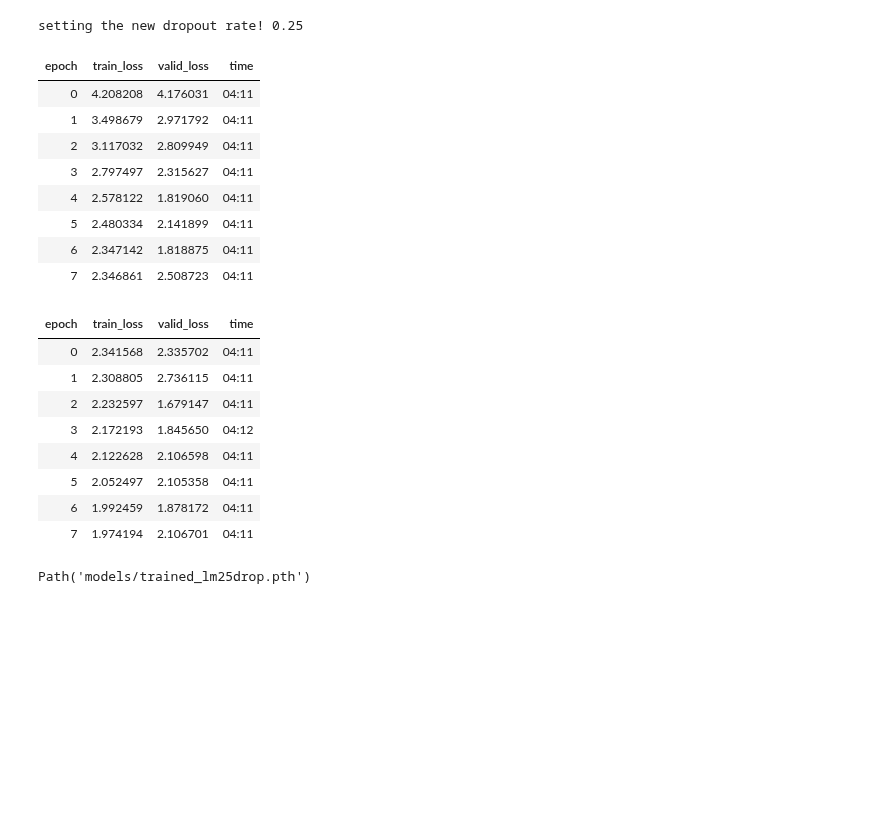
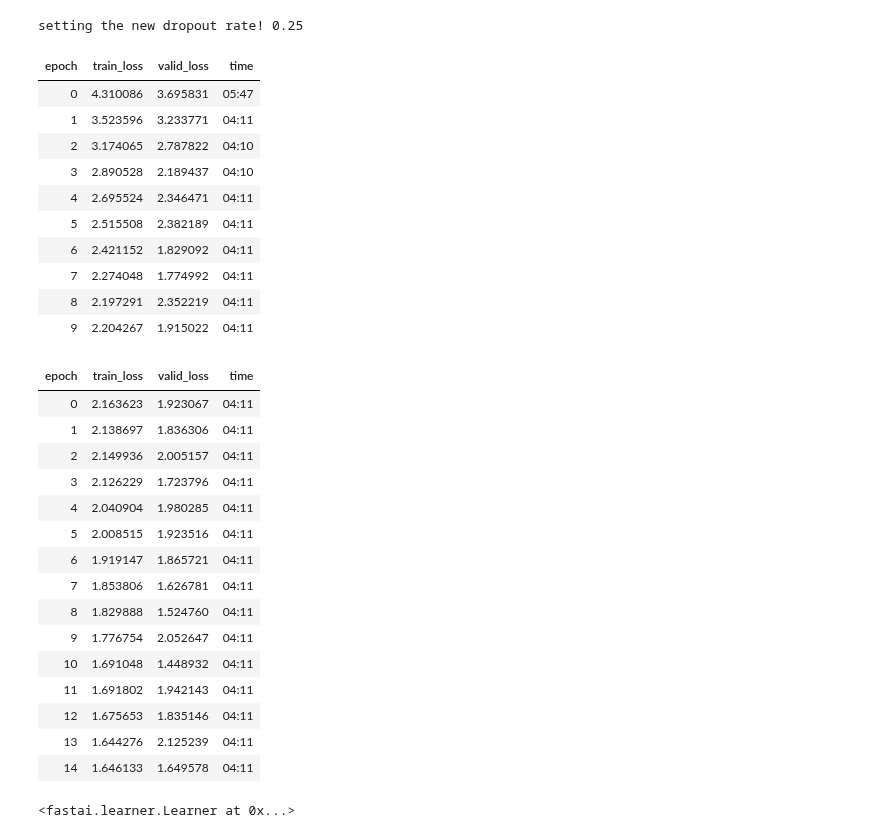
Before and after one commit to slawekslex/dl_experiments, a Jupyter notebook: Hateful/VLP_LM.ipynb, the cells around one changed output. Drawn from its saved outputs; the diff is of its cells as text; code cells hidden in the pictures; blank space fills up the shorter version.

```diff
--- a/Hateful/VLP_LM.ipynb
+++ b/Hateful/VLP_LM.ipynb
@@ -166,35 +167,46 @@ learn = Learner(dls, new_model(),loss_func=fake_loss).to_fp16()
 # %% [output]
 setting the new dropout rate! 0.25
 # %%
-learn.fit_one_cycle(8 , lr_max = 1e-4)
+learn.fit_one_cycle(10 , lr_max = 1e-4)
 # %% [output]
 | epoch | train_loss | valid_loss | time |
-| 0 | 4.208208 | 4.176031 | 04:11 |
-| 1 | 3.498679 | 2.971792 | 04:11 |
-| 2 | 3.117032 | 2.809949 | 04:11 |
-| 3 | 2.797497 | 2.315627 | 04:11 |
-| 4 | 2.578122 | 1.819060 | 04:11 |
-| 5 | 2.480334 | 2.141899 | 04:11 |
-| 6 | 2.347142 | 1.818875 | 04:11 |
-| 7 | 2.346861 | 2.508723 | 04:11 |
+| 0 | 4.310086 | 3.695831 | 05:47 |
+| 1 | 3.523596 | 3.233771 | 04:11 |
+| 2 | 3.174065 | 2.787822 | 04:10 |
+| 3 | 2.890528 | 2.189437 | 04:10 |
+| 4 | 2.695524 | 2.346471 | 04:11 |
+| 5 | 2.515508 | 2.382189 | 04:11 |
+| 6 | 2.421152 | 1.829092 | 04:11 |
+| 7 | 2.274048 | 1.774992 | 04:11 |
+| 8 | 2.197291 | 2.352219 | 04:11 |
+| 9 | 2.204267 | 1.915022 | 04:11 |
 # %%
-learn.fit_one_cycle(8 , lr_max = 5e-5)
+learn.fit_one_cycle(15 , lr_max = 5e-5)
 # %% [output]
 | epoch | train_loss | valid_loss | time |
-| 0 | 2.341568 | 2.335702 | 04:11 |
-| 1 | 2.308805 | 2.736115 | 04:11 |
-| 2 | 2.232597 | 1.679147 | 04:11 |
-| 3 | 2.172193 | 1.845650 | 04:12 |
-| 4 | 2.122628 | 2.106598 | 04:11 |
-| 5 | 2.052497 | 2.105358 | 04:11 |
-| 6 | 1.992459 | 1.878172 | 04:11 |
-| 7 | 1.974194 | 2.106701 | 04:11 |
+| 0 | 2.163623 | 1.923067 | 04:11 |
+| 1 | 2.138697 | 1.836306 | 04:11 |
+| 2 | 2.149936 | 2.005157 | 04:11 |
+| 3 | 2.126229 | 1.723796 | 04:11 |
+| 4 | 2.040904 | 1.980285 | 04:11 |
+| 5 | 2.008515 | 1.923516 | 04:11 |
+| 6 | 1.919147 | 1.865721 | 04:11 |
+| 7 | 1.853806 | 1.626781 | 04:11 |
+| 8 | 1.829888 | 1.524760 | 04:11 |
+| 9 | 1.776754 | 2.052647 | 04:11 |
+| 10 | 1.691048 | 1.448932 | 04:11 |
+| 11 | 1.691802 | 1.942143 | 04:11 |
+| 12 | 1.675653 | 1.835146 | 04:11 |
+| 13 | 1.644276 | 2.125239 | 04:11 |
+| 14 | 1.646133 | 1.649578 | 04:11 |
 # %%
 #was 2.27
 # %%
 #learn.save('trained_lm20drop')
 #learn.save('lm_token')
 #learn.load('lm_token')
-learn.save('trained_lm25drop')
+learn.save('trained_long')
-# %% [output]
-Path('models/trained_lm25drop.pth')
+# %%
+learn.load('trained_long')
+# %% [output]
+<fastai.learner.Learner at 0x...>
```
Also changed, not shown: parts of 4 cells of this notebook, 4 other files.
